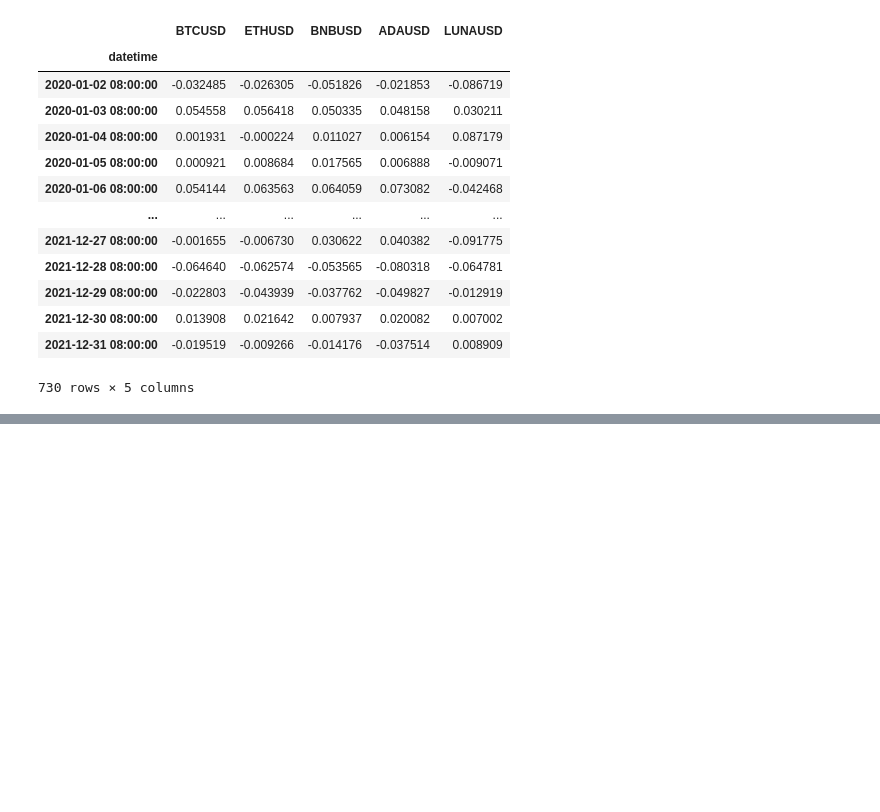
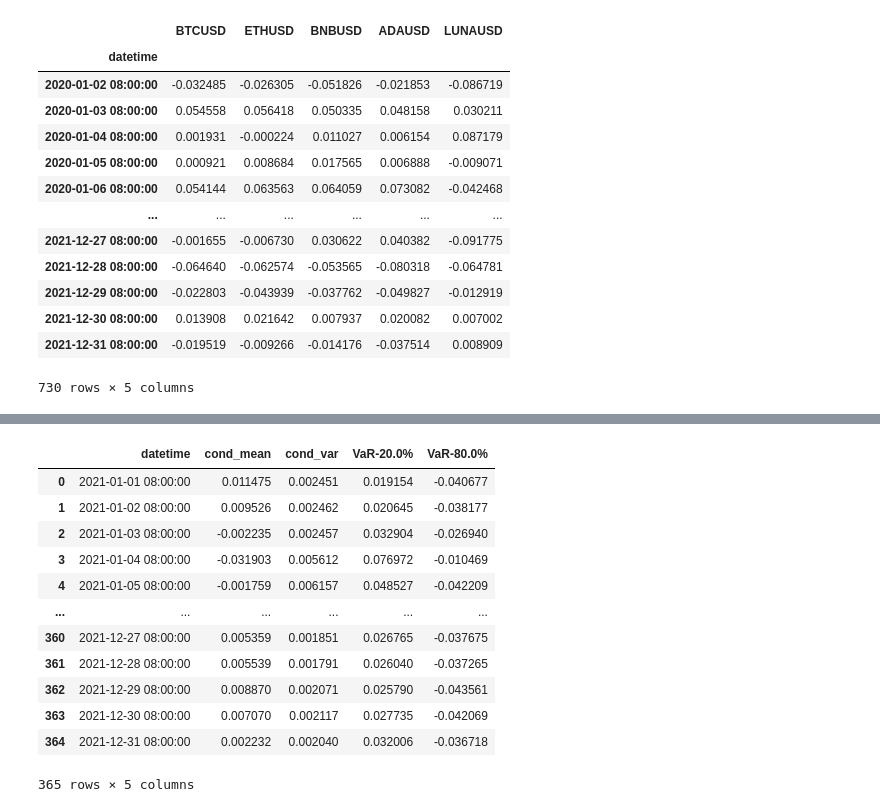
Before and after one commit to TzuH-Hsu/Crypto_PairsTrading, a Jupyter notebook: result.ipynb, the cells around one changed output, grey strips where cells are left out. Saved outputs shown, nothing was run; the diff lists cells and outputs as text; code cells hidden in the pictures; blank space fills up the shorter version.

```diff
--- a/result.ipynb
+++ b/result.ipynb
@@ -103,0 +122,22 @@ return_spreads_df
+# %%
+from Modeling import ForecastModel
+from arch.univariate import *
+
+Model1 = ForecastModel(logReturn_spreads_df["('ETHUSD', 'BNBUSD')"])
+Model1.modelspec(vol=GARCH(1,0,1), dist=SkewStudent())
+forecast_df1 = Model1.rollingForecasting(window=365, VaR_alpha=[0.2, 0.8])
+forecast_df1
+# %% [output]
+|  | datetime | cond_mean | cond_var | VaR-20.0% | VaR-80.0% |
+| 0 | 2021-01-01 08:00:00 | 0.011475 | 0.002451 | 0.019154 | -0.040677 |
+| 1 | 2021-01-02 08:00:00 | 0.009526 | 0.002462 | 0.020645 | -0.038177 |
+| 2 | 2021-01-03 08:00:00 | -0.002235 | 0.002457 | 0.032904 | -0.026940 |
+| 3 | 2021-01-04 08:00:00 | -0.031903 | 0.005612 | 0.076972 | -0.010469 |
+| 4 | 2021-01-05 08:00:00 | -0.001759 | 0.006157 | 0.048527 | -0.042209 |
+| ... | ... | ... | ... | ... | ... |
+| 360 | 2021-12-27 08:00:00 | 0.005359 | 0.001851 | 0.026765 | -0.037675 |
+| 361 | 2021-12-28 08:00:00 | 0.005539 | 0.001791 | 0.026040 | -0.037265 |
+| 362 | 2021-12-29 08:00:00 | 0.008870 | 0.002071 | 0.025790 | -0.043561 |
+| 363 | 2021-12-30 08:00:00 | 0.007070 | 0.002117 | 0.027735 | -0.042069 |
+| 364 | 2021-12-31 08:00:00 | 0.002232 | 0.002040 | 0.032006 | -0.036718 |
+365 rows × 5 columns
```
Also changed, not shown: parts of 2 cells of this notebook, 1 other file.
